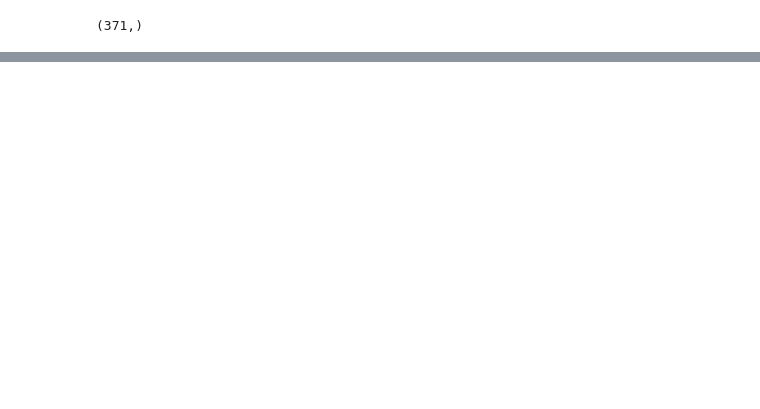
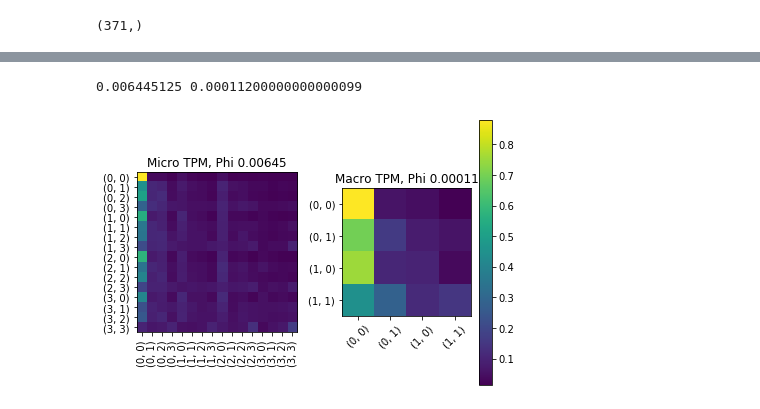
Before and after one commit to mmasque/temporal_emergence, a Jupyter notebook: playground.ipynb, the cells around one changed output, grey strips where cells are left out. Saved outputs shown, nothing was run; the diff lists cells and outputs as text; code cells hidden in the pictures; blank space fills up the shorter version.

```diff
--- a/playground.ipynb
+++ b/playground.ipynb
@@ -223,0 +305,4 @@ TPM_macro = TPM_from_spiketrains([n_143,n_168],0.005,2,2)
+# %%
+neurons = [143,168]
+cluster_143_168 = good_neurons_probe1[neurons]
+TPM = TPM_from_spiketrains(cluster_143_168,0.005,2,2,2000)
@@ -262,0 +435,10 @@ TPM_macro[0].shape
+# %%
+micro_phis = []
+macro_phis = []
+for _ in range(50):
+    num_transitions = 2000
+    TPM,_ = TPM_from_spiketrains(cluster_143_168,0.005,2,2,num_transitions)
+    #np.savetxt("TPMs/micro_example_143_168.csv", TPM)
+    micro_phis.append(get_micro_average_phi(TPM))
+    macro_phis.append(get_macro_average_phi(TPM))
+print(micro_phis, macro_phis)
@@ -262,0 +463,28 @@ TPM_macro[0].shape
+# %%
+print(micro_phis[-1], macro_phis[-1])
+np.savetxt("TPMs/micro_example_143_168.csv", np.around(TPM, 4), fmt='%.5e')
+np.savetxt("TPMs/macro_example_143_168.csv", np.around(macro_TPM, 4), fmt='%.5e')
+
+plt.subplot(1, 2, 1)
+states = get_nary_states(2,4)
+states = [str(state) for state in states]
+plt.yticks(range(len(states)),states)
+plt.xticks(range(len(states)),states)
+plt.xticks(rotation=90)
+plt.imshow(TPM,extent=None)
+plt.title("Micro TPM, Phi 0.00645")
+
+plt.subplot(1, 2, 2)
+states = get_nary_states(2,2)
+states = [str(state) for state in states]
+plt.yticks(range(len(states)),states)
+plt.xticks(range(len(states)),states)
+plt.xticks(rotation=45)
+plt.imshow(macro_TPM,extent=None)
+plt.title("Macro TPM, Phi 0.00011")
+
+plt.colorbar()
+plt.tight_layout()
+# %% [output]
+0.006445125 0.00011200000000000099
+[figure, added]
```
Also changed, not shown: parts of 19 cells of this notebook, 2 other files.
